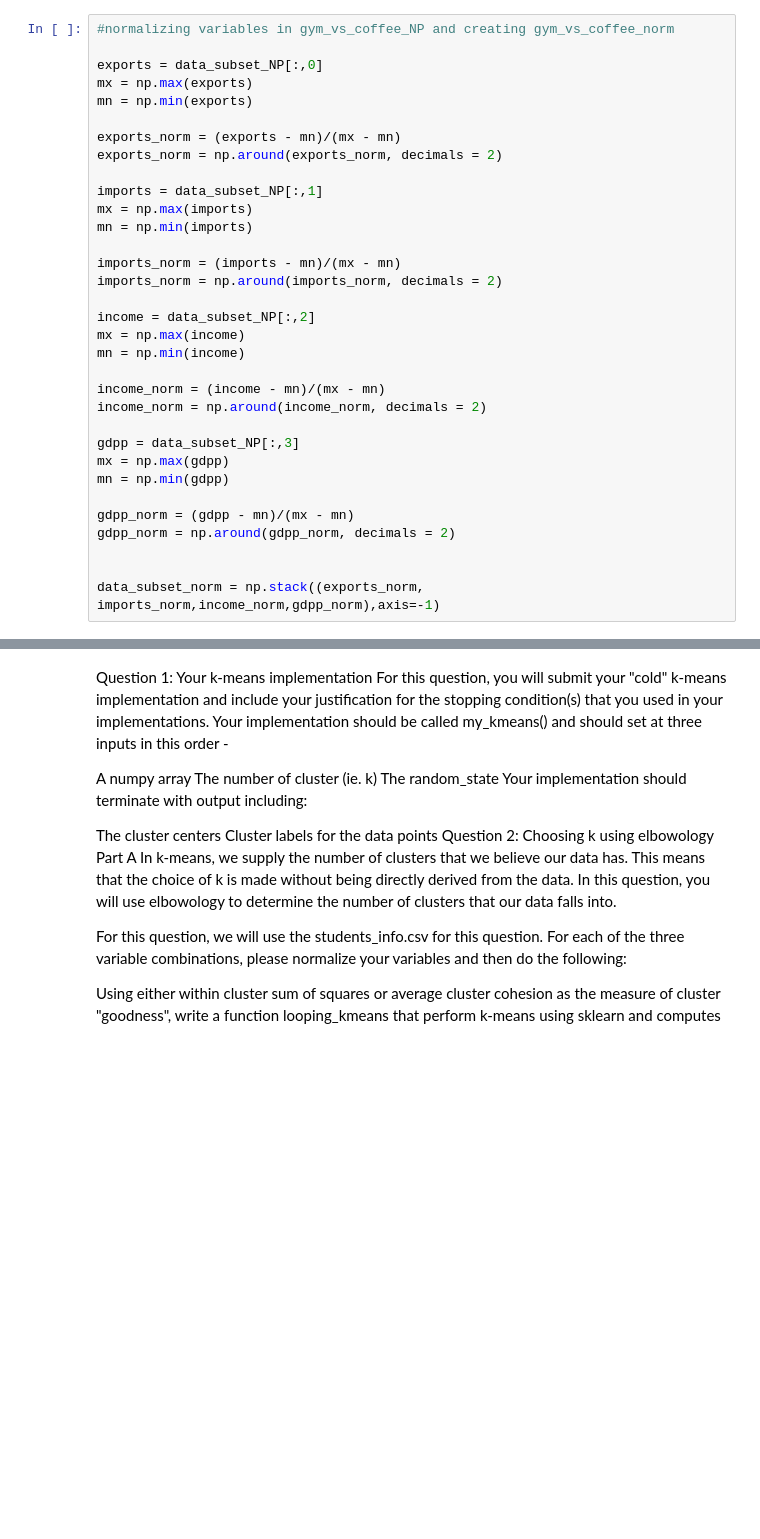
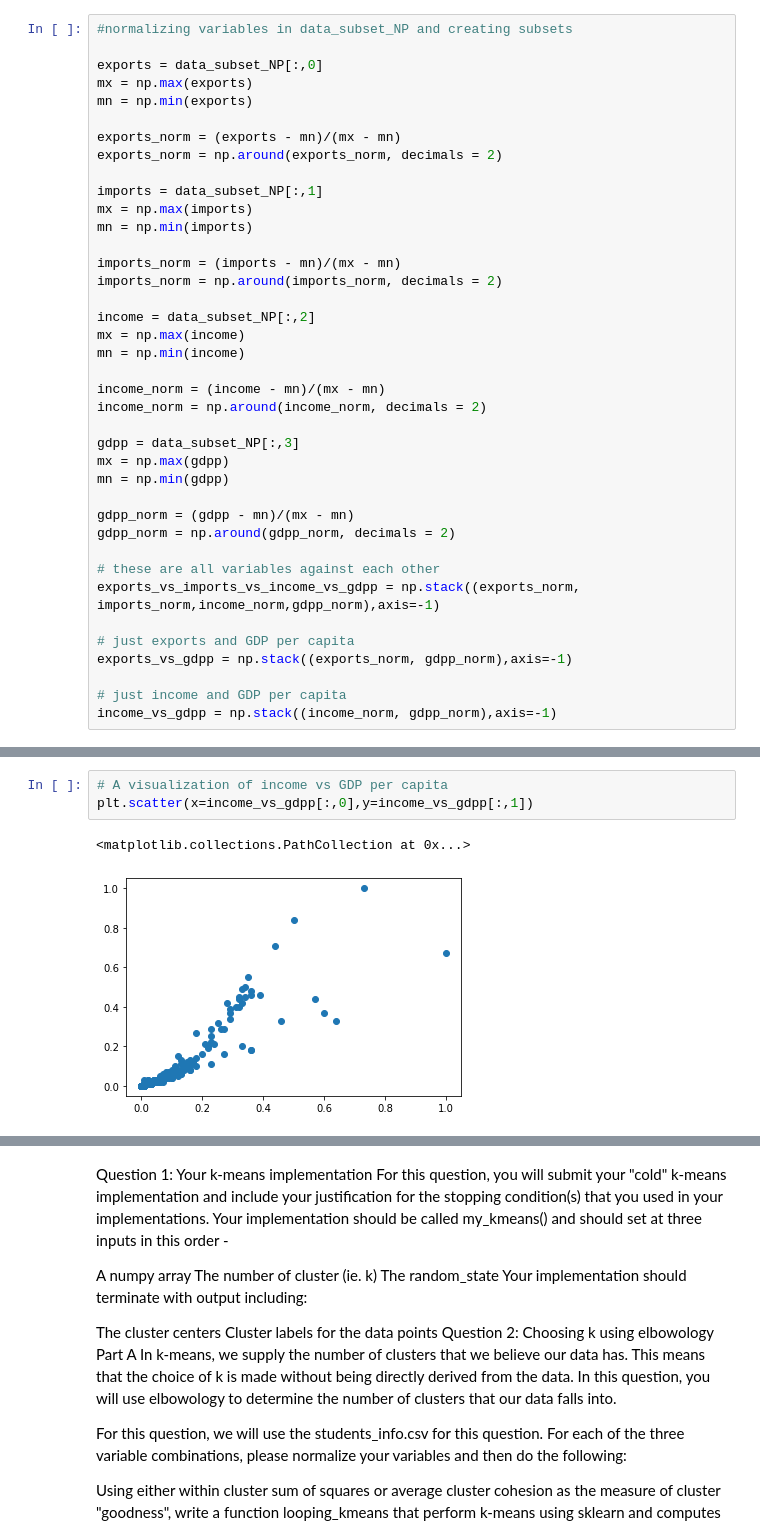
Before and after one commit to sashayeu/machine-learning-portfolio, a Jupyter notebook: Revised Homework/revisedHomework2.ipynb, the cells around one changed output, grey strips where cells are left out. Drawn from its saved outputs; the diff is of its cells as text; blank space fills up the shorter version.

```diff
--- a/Revised Homework/revisedHomework2.ipynb
+++ b/Revised Homework/revisedHomework2.ipynb
@@ -61,5 +41,5 @@ array([[1.00e+01, 4.49e+01, 1.61e+03, 5.53e+02],
 # %%
-#normalizing variables in gym_vs_coffee_NP and creating gym_vs_coffee_norm
+#normalizing variables in data_subset_NP and creating subsets
 
 exports = data_subset_NP[:,0]
 mx = np.max(exports)
@@ -89,6 +69,12 @@ mn = np.min(gdpp)
 gdpp_norm = (gdpp - mn)/(mx - mn)
 gdpp_norm = np.around(gdpp_norm, decimals = 2)
 
+# these are all variables against each other
+exports_vs_imports_vs_income_vs_gdpp = np.stack((exports_norm, imports_norm,income_norm,gdpp_norm),axis=-1)
 
-data_subset_norm = np.stack((exports_norm, imports_norm,income_norm,gdpp_norm),axis=-1)
+# just exports and GDP per capita
+exports_vs_gdpp = np.stack((exports_norm, gdpp_norm),axis=-1)
+
+# just income and GDP per capita
+income_vs_gdpp = np.stack((income_norm, gdpp_norm),axis=-1)
 # %%
@@ -152,0 +158,6 @@ def compute_mse(truth_vec, predict_vec):
+# %%
+# A visualization of income vs GDP per capita
+plt.scatter(x=income_vs_gdpp[:,0],y=income_vs_gdpp[:,1])
+# %% [output]
+<matplotlib.collections.PathCollection at 0x...>
+[figure, added]
```
Also changed, not shown: parts of 23 cells of this notebook.
